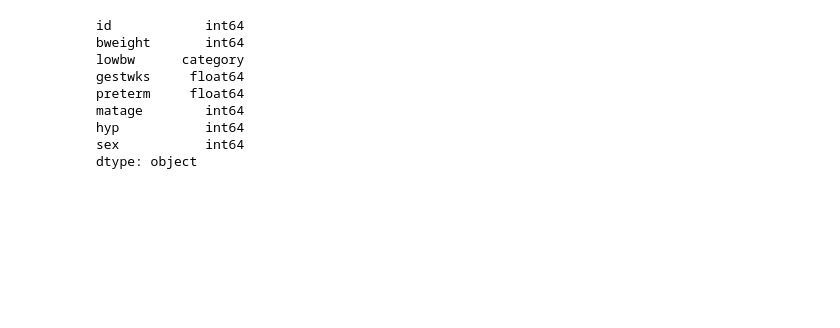
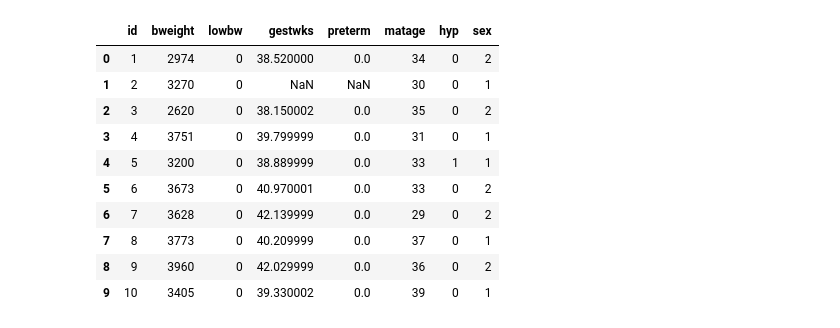
Before and after one commit to AHChangDS/programming-assessment, a Jupyter notebook: assessmenttest.ipynb, the cells around one changed output. Saved outputs shown, nothing was run; the diff lists cells and outputs as text; code cells hidden in the pictures; blank space fills up the shorter version.

```diff
--- a/assessmenttest.ipynb
+++ b/assessmenttest.ipynb
@@ -21,15 +31,20 @@ dtype: object
-# %%
-
-
-birthsdf["lowbw"]=pd.Categorical(birthsdf["lowbw"], categories=[0,1])
-print(birthsdf.dtypes)
-# %% [output]
-id            int64
-bweight       int64
-lowbw      category
-gestwks     float64
-preterm     float64
-matage        int64
-hyp           int64
-sex           int64
-dtype: object
+# %%
+#Transform categorical variables in the right format
+birthsdf["lowbw"]=birthsdf["lowbw"].astype("category")
+birthsdf["preterm"]=birthsdf["preterm"].astype("category")
+birthsdf["hyp"]=birthsdf["hyp"].astype("category")
+birthsdf["sex"]=birthsdf["sex"].astype("category")
+
+birthsdf.head(10)
+# %% [output]
+|  | id | bweight | lowbw | gestwks | preterm | matage | hyp | sex |
+| 0 | 1 | 2974 | 0 | 38.520000 | 0.0 | 34 | 0 | 2 |
+| 1 | 2 | 3270 | 0 | NaN | NaN | 30 | 0 | 1 |
+| 2 | 3 | 2620 | 0 | 38.150002 | 0.0 | 35 | 0 | 2 |
+| 3 | 4 | 3751 | 0 | 39.799999 | 0.0 | 31 | 0 | 1 |
+| 4 | 5 | 3200 | 0 | 38.889999 | 0.0 | 33 | 1 | 1 |
+| 5 | 6 | 3673 | 0 | 40.970001 | 0.0 | 33 | 0 | 2 |
+| 6 | 7 | 3628 | 0 | 42.139999 | 0.0 | 29 | 0 | 2 |
+| 7 | 8 | 3773 | 0 | 40.209999 | 0.0 | 37 | 0 | 1 |
+| 8 | 9 | 3960 | 0 | 42.029999 | 0.0 | 36 | 0 | 2 |
+| 9 | 10 | 3405 | 0 | 39.330002 | 0.0 | 39 | 0 | 1 |
```
Also changed, not shown: parts of 9 cells of this notebook.
